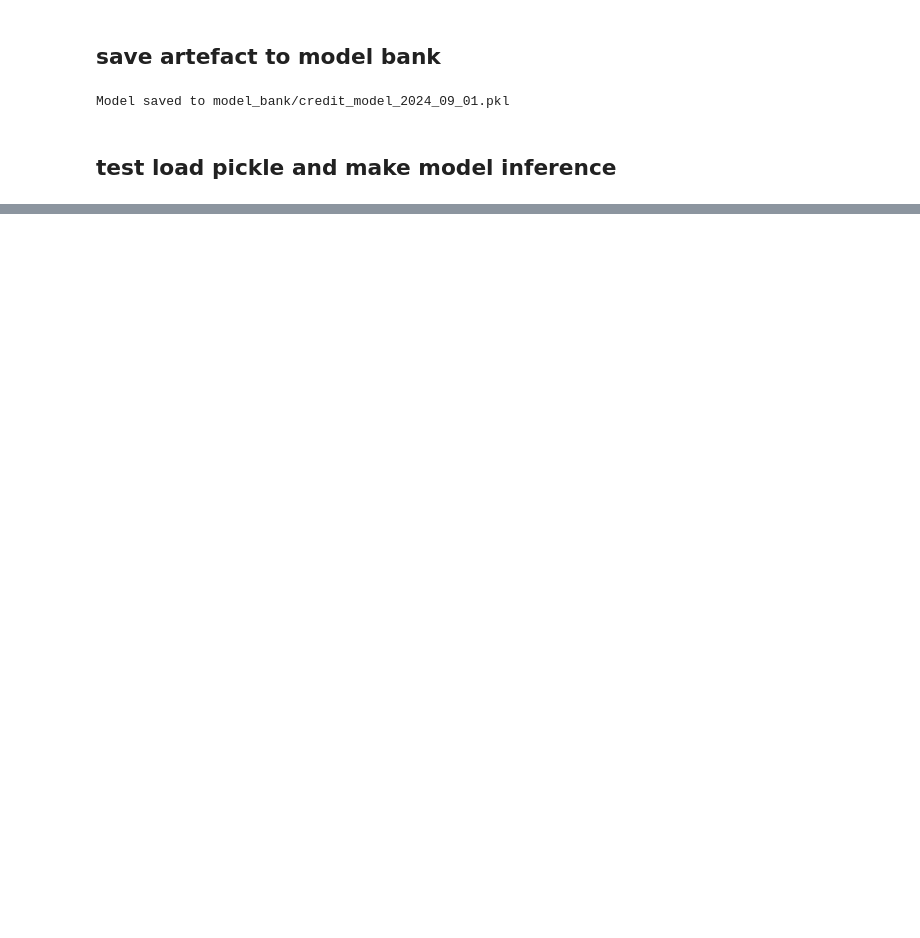
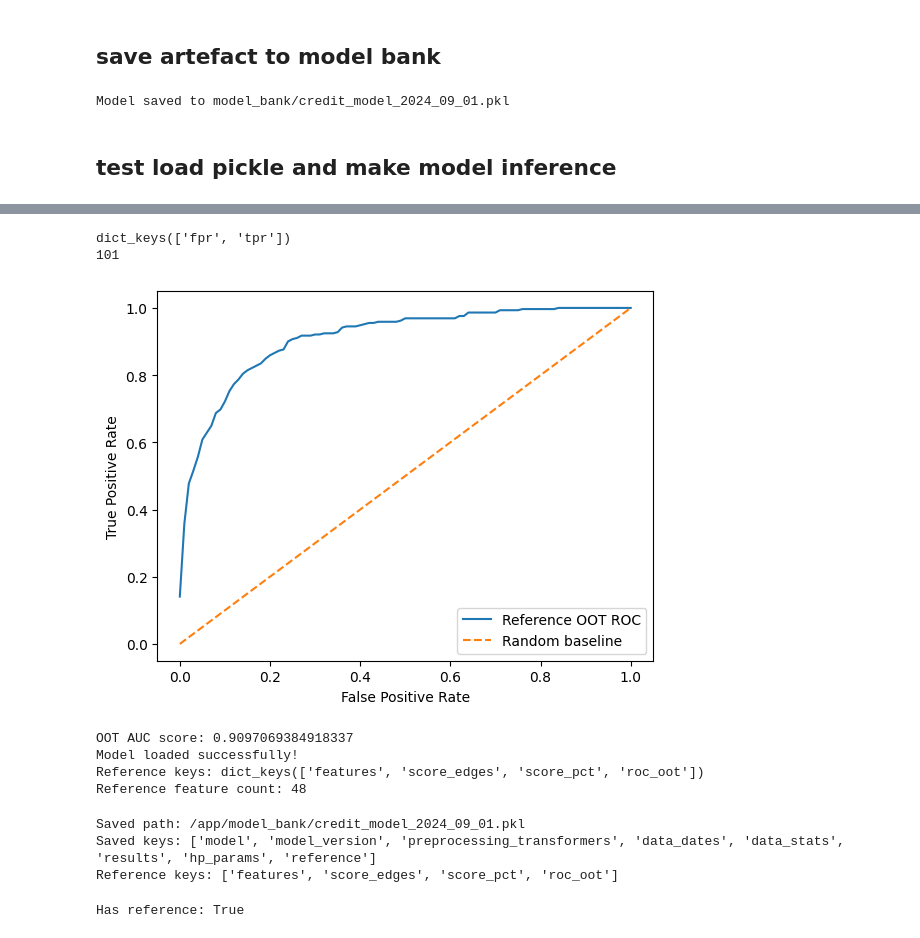
Before and after one commit to zred-kwk/MITB_MLE_Individual_assignment, a Jupyter notebook: model_train_main.ipynb, the cells around one changed output, grey strips where cells are left out. Cells and saved outputs as stored; diff of their text form; code cells hidden in the pictures; blank space fills up the shorter version.

```diff
--- a/model_train_main.ipynb
+++ b/model_train_main.ipynb
@@ -415 +525,80 @@ OOT AUC score:  0.9132398934321788
 Model loaded successfully!
+# %%
+import pickle
+
+with open(file_path, 'rb') as f:
+    artefact = pickle.load(f)
+
+print(artefact['reference']['roc_oot'].keys())
+# dict_keys(['fpr', 'tpr'])
+
+print(len(artefact['reference']['roc_oot']['fpr']))
+# 101
+# %% [output]
+dict_keys(['fpr', 'tpr'])
+101
+# %%
+import matplotlib.pyplot as plt
+
+roc = artefact['reference']['roc_oot']
+
+plt.plot(roc['fpr'], roc['tpr'], label='Reference OOT ROC')
+plt.plot([0, 1], [0, 1], linestyle='--', label='Random baseline')
+plt.xlabel('False Positive Rate')
+plt.ylabel('True Positive Rate')
+plt.legend()
+plt.show()
+# %% [output]
+[figure, added]
+# %%
+# Load the saved artefact and verify inference and monitoring references.
+with open(file_path, 'rb') as file:
+    loaded_model_artefact = pickle.load(file)
+
+y_pred_proba = loaded_model_artefact['model'].predict_proba(X_oot_processed)[:, 1]
+loaded_oot_auc = roc_auc_score(y_oot, y_pred_proba)
+print("OOT AUC score:", loaded_oot_auc)
+print("Model loaded successfully!")
+print("Reference keys:", loaded_model_artefact['reference'].keys())
+print("Reference feature count:", len(loaded_model_artefact['reference']['features']))
+# %% [output]
+OOT AUC score: 0.9097069384918337
+Model loaded successfully!
+Reference keys: dict_keys(['features', 'score_edges', 'score_pct', 'roc_oot'])
+Reference feature count: 48
+# %%
+import os
+import pickle
+
+path = "/app/model_bank/credit_model_2024_09_01.pkl"
+
+assert "reference" in artefact, (
+    "model_artefact does not contain reference. "
+    "Run the reference-generation cell first."
+)
+
+with open(path, "wb") as f:
+    pickle.dump(model_artefact, f)
+
+# Verify the exact saved file
+with open(path, "rb") as f:
+    saved_artifact = pickle.load(f)
+
+print("Saved path:", path)
+print("Saved keys:", list(saved_artifact.keys()))
+print("Reference keys:", list(saved_artifact["reference"].keys()))
+# %% [output]
+Saved path: /app/model_bank/credit_model_2024_09_01.pkl
+Saved keys: ['model', 'model_version', 'preprocessing_transformers', 'data_dates', 'data_stats', 'results', 'hp_params', 'reference']
+Reference keys: ['features', 'score_edges', 'score_pct', 'roc_oot']
+# %%
+import pickle
+
+with open(
+    "/app/model_bank/credit_model_2024_09_01.pkl", "rb"
+) as f:
+    artifact = pickle.load(f)
+
+print("Has reference:", "reference" in artifact)
+# %% [output]
+Has reference: True
```
Also changed, not shown: parts of 21 cells of this notebook, 22 other files.
